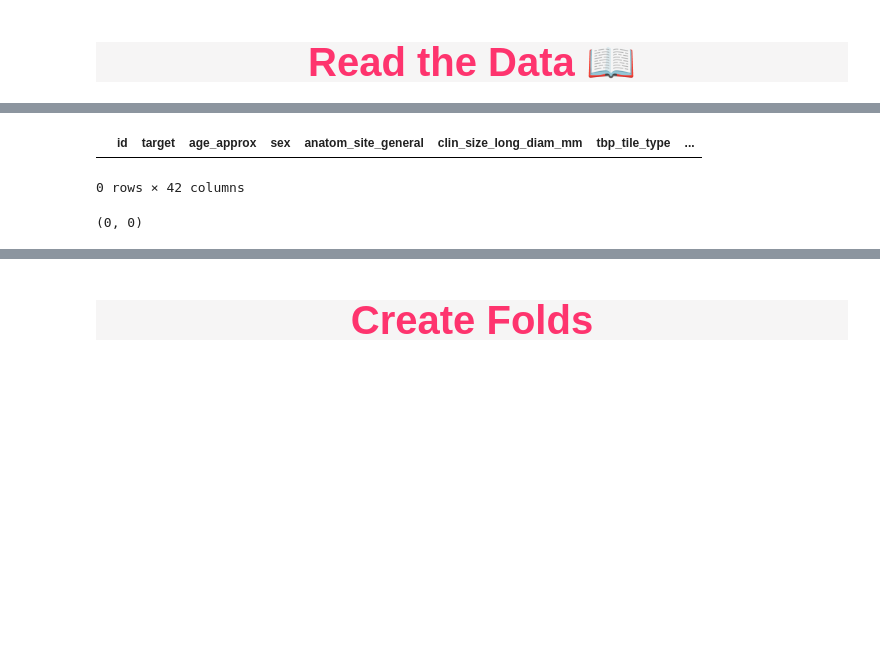
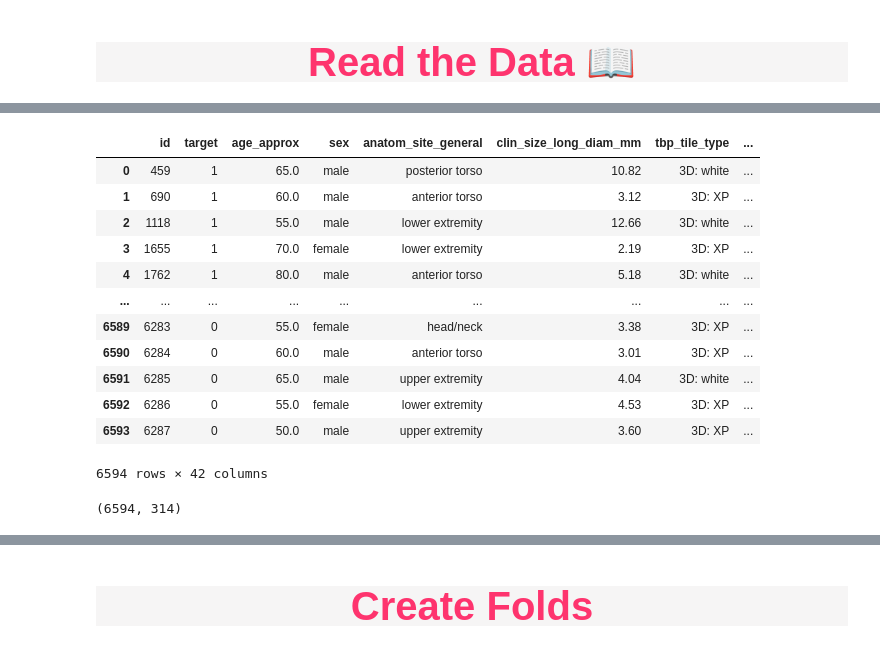
Before and after one commit to MahemaS27/cs640GroupProject, a Jupyter notebook: isic-pytorch-training-baseline-image-only.ipynb, the cells around one changed output, grey strips where cells are left out. Drawn from its saved outputs; the diff is of its cells as text; code cells hidden in the pictures; blank space fills up the shorter version.

```diff
--- a/isic-pytorch-training-baseline-image-only.ipynb
+++ b/isic-pytorch-training-baseline-image-only.ipynb
@@ -129,24 +196,35 @@ train_images = sorted(glob.glob(f"{TRAIN_DIR}/*.jpg"))
 # %%
 df = pd.read_csv(f"{ROOT_DIR}/train_metadata.csv")
 
 # print("        df.shape, # of positive cases, # of patients")
 # print("original>", df.shape, df.target.sum(), df["patient_id"].unique().shape)
 
 df_positive = df[df["target"] == 1].reset_index(drop=True)
 df_negative = df[df["target"] == 0].reset_index(drop=True)
 
 df = pd.concat([df_positive, df_negative.iloc[:df_positive.shape[0]*20, :]])  # positive:negative = 1:20
 # print("filtered>", df.shape, df.target.sum(), df["patient_id"].unique().shape)
-df['file_path'] = df['isic_id'].apply(get_train_file_path)
+df['file_path'] = df['id'].apply(get_train_file_path)
 df = df[ df["file_path"].isin(train_images) ].reset_index(drop=True)
 df
 # %% [output]
 |  | id | target | age_approx | sex | anatom_site_general | clin_size_long_diam_mm | tbp_tile_type | ... |
+| 0 | 459 | 1 | 65.0 | male | posterior torso | 10.82 | 3D: white | ... |
+| 1 | 690 | 1 | 60.0 | male | anterior torso | 3.12 | 3D: XP | ... |
+| 2 | 1118 | 1 | 55.0 | male | lower extremity | 12.66 | 3D: white | ... |
+| 3 | 1655 | 1 | 70.0 | female | lower extremity | 2.19 | 3D: XP | ... |
+| 4 | 1762 | 1 | 80.0 | male | anterior torso | 5.18 | 3D: white | ... |
+| ... | ... | ... | ... | ... | ... | ... | ... | ... |
+| 6589 | 6283 | 0 | 55.0 | female | head/neck | 3.38 | 3D: XP | ... |
+| 6590 | 6284 | 0 | 60.0 | male | anterior torso | 3.01 | 3D: XP | ... |
+| 6591 | 6285 | 0 | 65.0 | male | upper extremity | 4.04 | 3D: white | ... |
+| 6592 | 6286 | 0 | 55.0 | female | lower extremity | 4.53 | 3D: XP | ... |
+| 6593 | 6287 | 0 | 50.0 | male | upper extremity | 3.60 | 3D: XP | ... |
-0 rows × 42 columns
+6594 rows × 42 columns
 # %%
 df.shape[0], df.target.sum()
 # %% [output]
-(0, 0)
+(6594, 314)
 # %%
 CONFIG['T_max'] = df.shape[0] * (CONFIG["n_fold"]-1) * CONFIG['epochs'] // CONFIG['train_batch_size'] // CONFIG["n_fold"]
 CONFIG['T_max']
```
Also changed, not shown: parts of 10 cells of this notebook.
